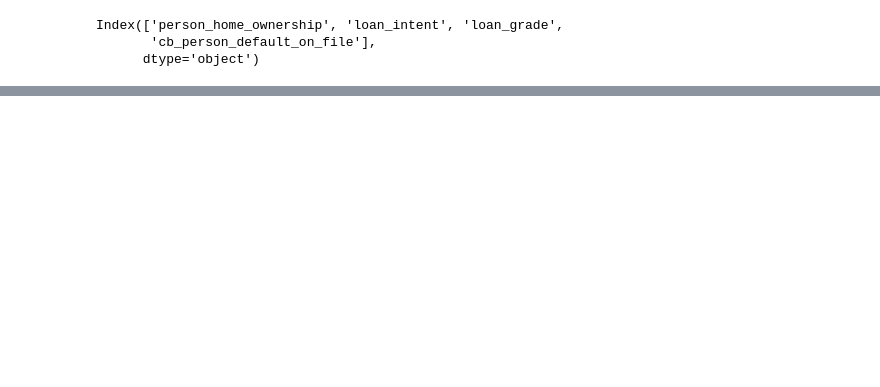
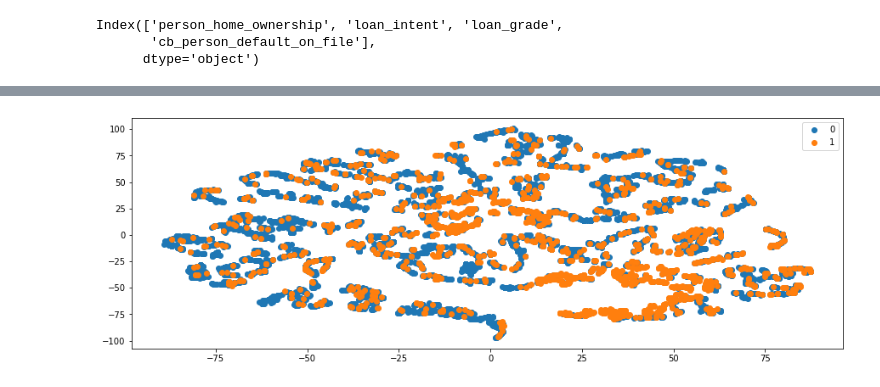
Before and after one commit to Menesbas/data_science_bootcamp, a Jupyter notebook: week4/Week04_Odev.ipynb, the cells around one changed output, grey strips where cells are left out. Drawn from its saved outputs; the diff is of its cells as text; code cells hidden in the pictures; blank space fills up the shorter version.

```diff
--- a/week4/Week04_Odev.ipynb
+++ b/week4/Week04_Odev.ipynb
@@ -92,0 +308,13 @@ test_y = y[test_idx]
+# %%
+#visualizing with TSNE
+tsne = TSNE(n_components = 2)
+X_2D = tsne.fit_transform(X)
+figure = plt.figure(1,(15,5))
+
+for label in set(y):
+    data = X_2D[y==label]
+    plt.scatter(data[:,0],data[:,1], label = label)
+plt.legend()
+plt.show()
+# %% [output]
+[figure, added]
```
Also changed, not shown: parts of 41 cells of this notebook.
